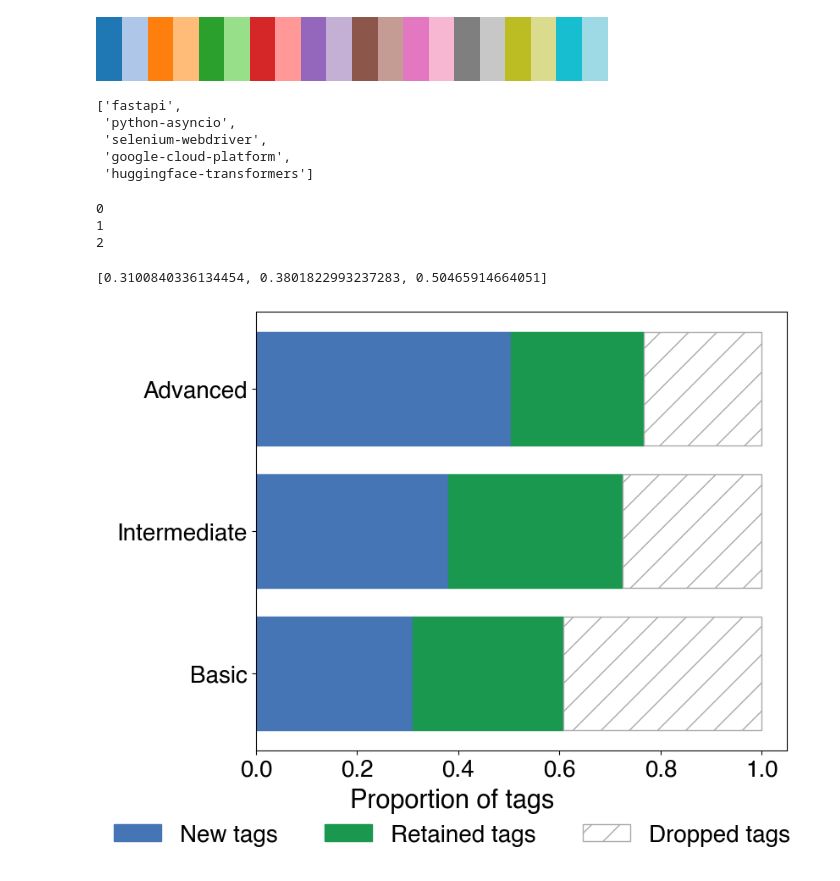
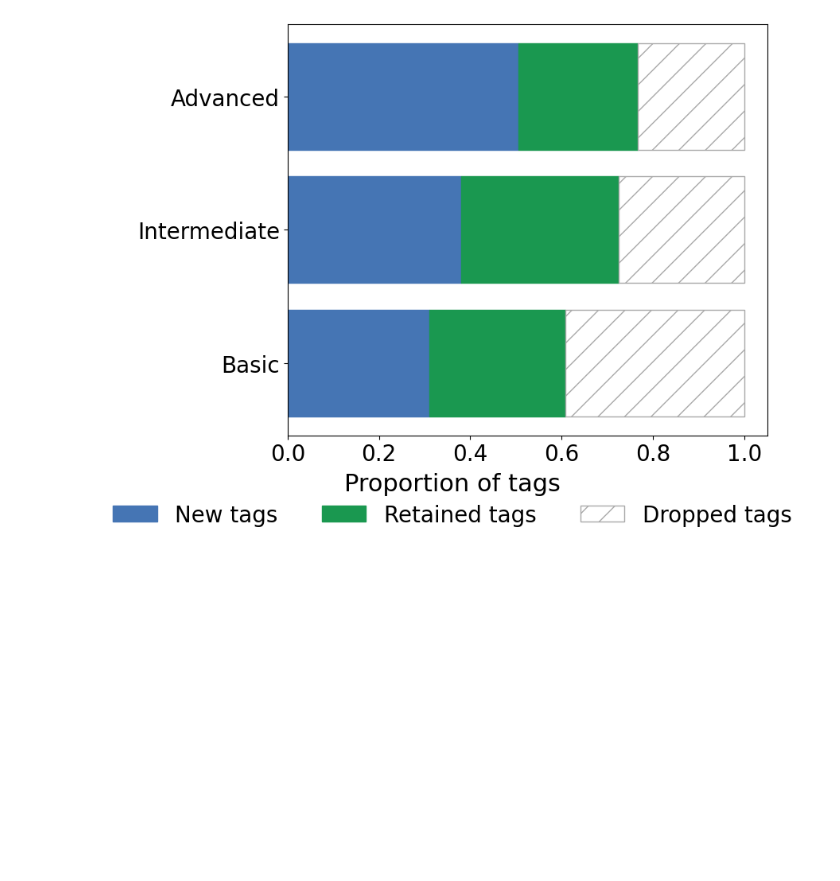
Before and after one commit to myokyunghan/uneven_automation, a Jupyter notebook: submission/C_Result_Fig3_2.ipynb, the cells around one changed output. Saved outputs shown, nothing was run; the diff lists cells and outputs as text; code cells hidden in the pictures; blank space fills up the shorter version.

```diff
--- a/submission/C_Result_Fig3_2.ipynb
+++ b/submission/C_Result_Fig3_2.ipynb
@@ -176,14 +84,3 @@ tot_t_list = tot_t_list.sort_values(by = ['rel_week','difficulty', 'creationdate
-# %%
-# tot_t_list =
-tot_t_list['entropy_for_week'] = tot_t_list.groupby(['rel_week', 'difficulty'])['tags_for_n'].transform(lambda x : calc_entropy(x.to_list()))
-# %%
-g_week_dict = dict()
-for diff in diff_dict.keys():
-    g_week_dict[diff] = dict()
-    tmp = tot_t_list[tot_t_list['difficulty'] == diff]
-    for week in tmp['rel_week'].unique():
-        tmp2 = tmp[tmp['rel_week'] == week]
-        g_week_dict[diff][week] = make_network([x for x in tmp2['tags_for_n']])
 # %%
 g_yn_dict = dict()
 for diff in diff_dict.keys():
@@ -220,10 +91,0 @@ tot_t_list[['gpt_yn', 'difficulty', 'entropy_for_gpt_yn']].drop_duplicates()
-# %%
-entropy_dict = {}
-for diff in diff_dict.keys():
-    tmp = n_entropy_for_week_viz[n_entropy_for_week_viz['difficulty'] == diff]
-    entropy_dict[diff] = tmp['entropy_for_week'].values
-# %%
-entropy_dict_gpt = {}
-for diff in diff_dict.keys():
-    tmp = n_entropy_for_gpt_yn_viz[n_entropy_for_gpt_yn_viz['difficulty'] == diff]
-    entropy_dict_gpt[diff] = tmp['entropy_for_gpt_yn'].values
@@ -648,20 +110,7 @@ Looks like you are using a tranform that doesn't support FancyArrowPatch, using
-# %%
-plt.get_cmap('tab20')
-# %% [output]
-[figure, removed]
-# %%
-top_5_nodes
-# %% [output]
-['fastapi',
- 'python-asyncio',
- 'selenium-webdriver',
- 'google-cloud-platform',
- 'huggingface-transformers']
 # %%
 value_dict = dict()
 
 for idx, diff in enumerate(diff_dict.keys()):
-    print(diff)
     all_nodes           = len(list(set(b_dict[diff].keys()).union(a_dict[diff].keys())))
     new_nodes           = len(set(a_dict[diff].keys()) - set(b_dict[diff].keys()))
     disapperaed_nodes   = len(set(b_dict[diff].keys()) - set(a_dict[diff].keys()))
@@ -671,11 +120,3 @@ for idx, diff in enumerate(diff_dict.keys()):
     remain_ratio        = 1- new_ratio - disapperaed_ratio
 
     value_dict[diff] = [new_ratio,disapperaed_ratio, remain_ratio]
-# %% [output]
-0
-1
-2
-# %%
-[value_dict[x][0] for x in diff_dict.keys()]
-# %% [output]
-[0.3100840336134454, 0.3801822993237283, 0.50465914664051]
@@ -687,50 +123,42 @@ color_list = [
 # %%
-import matplotlib.pyplot as plt
-import seaborn as sns
-
-pallete = sns.color_palette('pastel')
-# 데이터 준비
-categories = list(diff_dict.keys())  # y축에 표시될 항목
+categories = list(diff_dict.keys())
 new = [value_dict[x][0] for x in diff_dict.keys()]
 gone = [value_dict[x][1] for x in diff_dict.keys()]
 left = [value_dict[x][2] for x in diff_dict.keys()]
 
-# 그림 설정
+
 fig, ax = plt.subplots(figsize=(8, 6), constrained_layout=True)
 
-# 첫 번째 바
+
 ax.barh(categories, new, label='New tags', color="#4575b4", edgecolor="#4575b4")
-# 두 번째 바 (values1 누적 위에 values2를 쌓음)
 ax.barh(categories, left, left=new, label='Retained tags', color="#1a9850", edgecolor="#1a9850")
 
-# 세 번째 바 (values1 + values2 위에 values3를 쌓음)
+
 left_sum = [v1 + v2 for v1, v2 in zip(new, left)]
 ax.barh(categories, gone, left=left_sum, label='Dropped tags', color='white', edgecolor='#A9A9A9', hatch='/')
 ax.set_yticks([0, 1, 2])
 ax.set_yticklabels([f'{x}' for x in list(diff_dict.values())], ha='right')  # 원하는 텍스트로 바꾸기
 
-# 레전드, 축 라벨, 제목
+
 ax.tick_params(axis='x', labelsize=20)
 ax.tick_params(axis='y', labelsize=20)
 
 fig.supxlabel('Proportion of tags', fontsize=22)
-# release_line = mlines.Line2D([], [], color='red', linestyle='--', label='ChatGPT Release')
+
 handles, labels = ax.get_legend_handles_labels()
-# handles.append(release_line)
-labels.append("ChatGPT Release")
 fig.legend(
     handles=handles,
     labels=labels,
     loc='lower center',
     bbox_to_anchor=(0.5, -0.1),
     ncol=4,
     fontsize=20,
     frameon=False
 )
 
 
 plt.savefig(f"{output_dir}C_Result_Fig3_2.png", dpi=300, bbox_inches='tight')
 # 그래프 보여주기
 plt.show()
 # %% [output]
-[figure, old version]
+[figure, new version]
```
Also changed, not shown: parts of 119 cells of this notebook, 5 other files.
